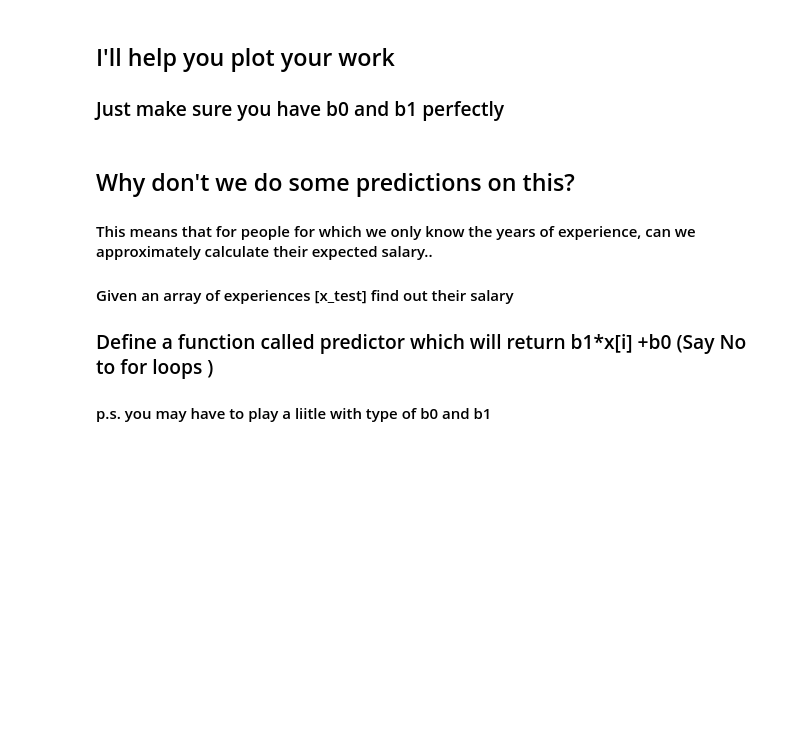
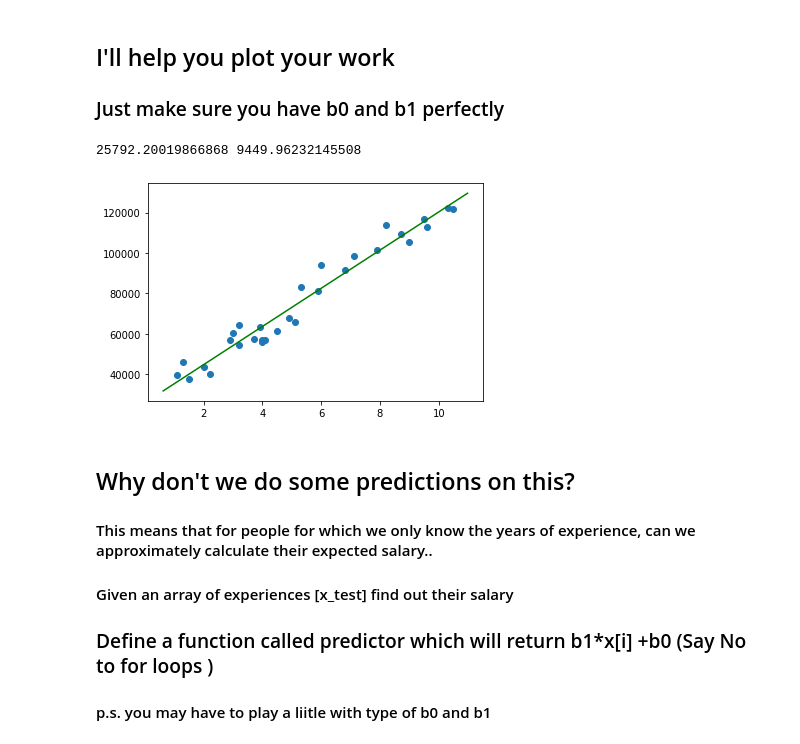
Before and after one commit to Smit-create/Assignment-1-MnC19, a Jupyter notebook: Assignments/Assignment 2 Numpy Pandas/Assignment-2.ipynb, the cells around one changed output. Drawn from its saved outputs; the diff is of its cells as text; code cells hidden in the pictures; blank space fills up the shorter version.

```diff
--- a/Assignments/Assignment 2 Numpy Pandas/Assignment-2.ipynb
+++ b/Assignments/Assignment 2 Numpy Pandas/Assignment-2.ipynb
@@ -347,6 +384,6 @@ def mean(arr):
 # %%
 def variance(arr):
-    pass
+    return np.var(arr)
 # %% [markdown]
 # A new thing probably is covariance
 
@@ -359,7 +396,7 @@ def variance(arr):
 ### probably don't use np.cov
 # %%
 def covariance(x,mean_x,y,mean_y):
-    pass
+    return np.sum(np.multiply((x-mean_x),(y-mean_y)))/(len(X))
 # %% [markdown]
 ### All that we need is set
 
@@ -370,12 +407,13 @@ b1 = covariance(x, y) / variance(x)
 b0 = mean(y) - b1 * mean(x)`
 
 #### <p>You know what's X and Y dont you XD</p>
-# %%
-def calculate_b0():
-    pass
-
-def calculateb1():
-    pass
+# %%
+def calculate_b0(b1):
+    return mean(np.array(dataset[1]))-b1*mean(np.array(dataset[0]))
+
+
+def calculate_b1():
+    return covariance(np.array(dataset[0]),mean(np.array(dataset[0])),np.array(dataset[1]),mean(np.array(dataset[1])))/variance(np.array(dataset[0]))
 # %% [markdown]
 ## I'll help you plot your work
 
@@ -383,14 +421,17 @@ def calculateb1():
 # %%
 def abline(slope, intercept):
     plt.scatter(dataset[0],dataset[1])
     axes = plt.gca()
     x_vals = np.array(axes.get_xlim())
     y_vals = intercept + slope * x_vals
     plt.plot(x_vals, y_vals,color = "green")
-
-b0 = calculateb0()
-b1 = calculateb1()
+b1 = calculate_b1()
+b0 = calculate_b0(b1)
+print(b0,b1)
 abline(b1,b0)
+# %% [output]
+25792.20019866868 9449.96232145508
+[figure, added]
 # %% [markdown]
 ## Why don't we do some predictions on this?
 <h4>This means that for people for which we only know the years of experience,
```
Also changed, not shown: parts of 38 cells of this notebook, 1 other file.
